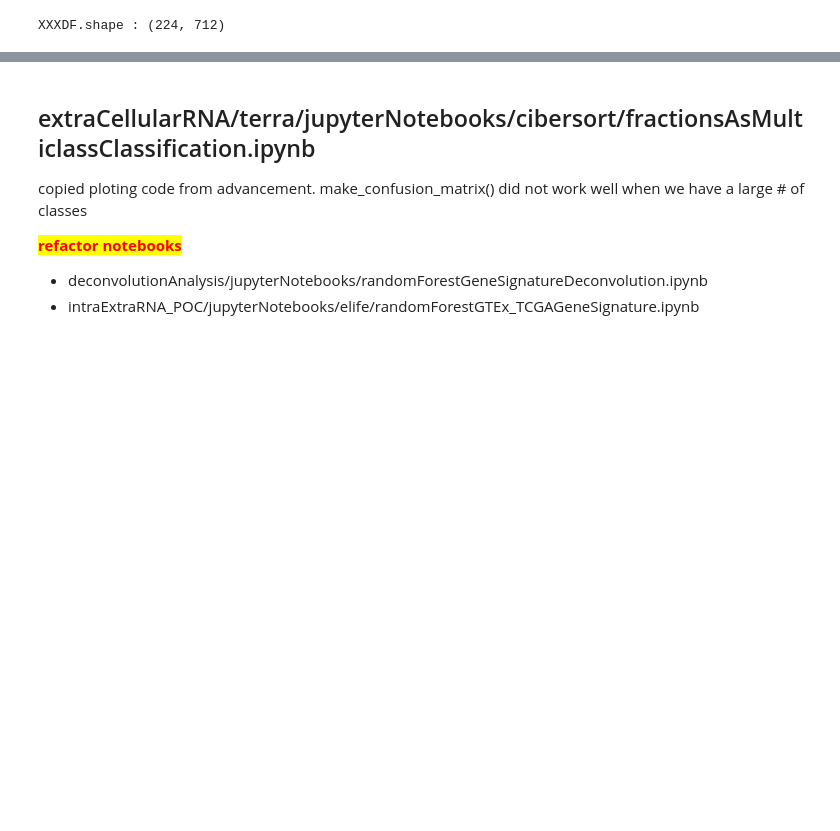
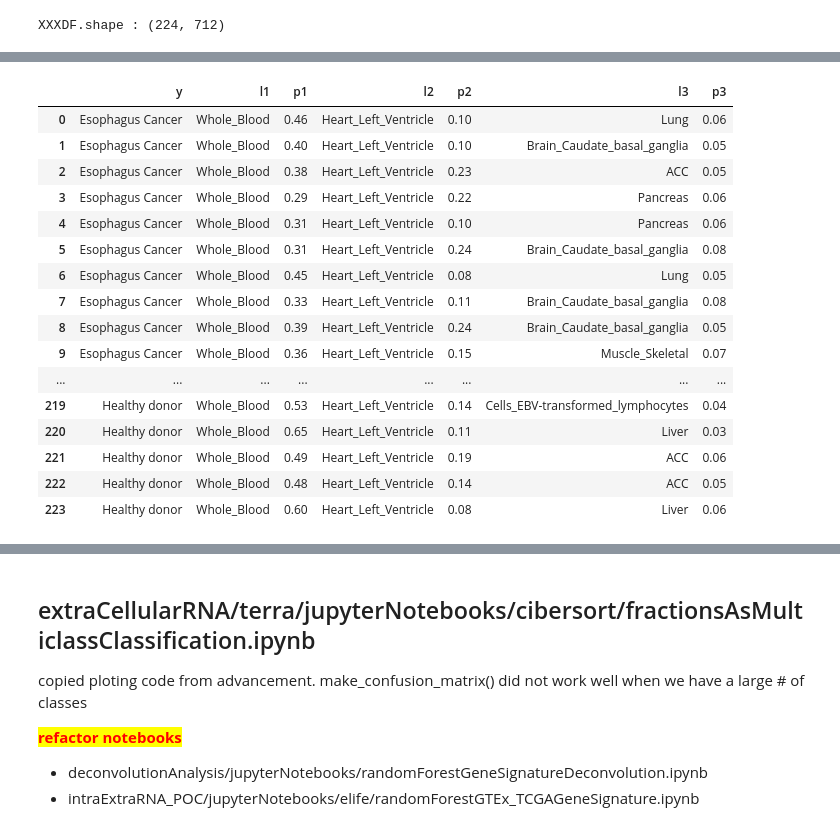
Before and after one commit to aedavids/extraCellularRNA, a Jupyter notebook: intraExtraRNA_POC/jupyterNotebooks/elife/randomForestGTEx_TCGAGeneSignature.ipynb, the cells around one changed output, grey strips where cells are left out. Cells and saved outputs as stored; diff of their text form; code cells hidden in the pictures; blank space fills up the shorter version.

```diff
--- a/intraExtraRNA_POC/jupyterNotebooks/elife/randomForestGTEx_TCGAGeneSignature.ipynb
+++ b/intraExtraRNA_POC/jupyterNotebooks/elife/randomForestGTEx_TCGAGeneSignature.ipynb
@@ -485,9 +486,11 @@ XXXDF.shape : (224, 712)
 # foo()
 # %%
 %%time
-predictions  = model.predict(XXXDF)
-print(f'\npredictions:\n{predictions[0:5]}')
+predictionsNP  = model.predict(XXXDF)
+print(f'predictionsNP.shape : {predictionsNP.shape}')
+print(f'\npredictions:\n{predictionsNP[0:5]}')
 
-yProbability = model.predict_proba(XXXDF)
-print(f'\nyProbability:\n{yProbability[0:5]}')
+yProbabilityNP = model.predict_proba(XXXDF)
+print(f'yProbabilityNP.shape : {yProbabilityNP.shape}')
+print(f'\nyProbability:\n{yProbabilityNP[0:5]}')
 # %% [output]
@@ -561,0 +570,65 @@ rename labelEncoder_Junk to labelEncoderElife
+# %%
+def getMostLikely(
+    labelEncoderElife : LabelEncoder,
+    labelEncoder : LabelEncoder,
+    yNP : np.array,
+    predictionsNP : np.array,
+    yProbabilityNP : np.array,
+    topN : int = 3,
+    ) -> pd.DataFrame :
+
+    # convert numeric numpy into user friend data frames
+    #labelStrNP = labelEncoder.inverse_transform(yNP)
+    elifeLabels = labelEncoderElife.inverse_transform(yNP)
+    #print(f'labelStrNP.shape : {labelStrNP.shape} labelStrNP[0:3] : {labelStrNP[0:3]}')
+
+    yProbabilityDF = pd.DataFrame(yProbabilityNP, columns=labelEncoder.classes_)
+    #print(f'yProbabilityDF.shape : {yProbabilityDF.shape}')
+    #display( yProbabilityDF.head() )
+
+    # Function to get the 3 largest values and their column names for a row
+    def getTopN(row):
+        # https://pandas.pydata.org/docs/reference/api/pandas.DataFrame.nlargest.html
+        # Return the first n rows ordered by columns in descending orde
+        return row.nlargest(topN)
+
+    # Apply the function to each row
+    byRow = 1
+    byCol = 0
+    topNRowsDF = yProbabilityDF.apply(getTopN, axis=byRow)
+    print(f'len(topNRowsDF) : {len(topNRowsDF)}')
+
+    # construct the list of columns for the returned DataFrame
+    retCols = ['y']
+    for i in range(topN):
+        retCols.append( f'l{i + 1}')
+        retCols.append( f'p{i + 1}')
+
+    # Extract the values and their corresponding column names
+    retDataList = []
+    for i, rowSeries in topNRowsDF.iterrows():
+        rowSeries = rowSeries.dropna().sort_values(ascending=False)
+        cols = list( rowSeries.index )
+        values = list( rowSeries.values )
+
+        # create a list of data we can create data frame from
+        data = [ elifeLabels[i] ]
+        for j in range(topN):
+            data.append( cols[j] )
+            data.append( values[j] )
+
+        retDataList.append( data )
+
+
+    retDF = pd.DataFrame( retDataList, columns=retCols)
+
+
+    return retDF
+
+
+print(f'elife classes : {labelEncoderElife.classes_}')
+
+likelihoodDF = getMostLikely( labelEncoderElife, labelEncoder, yNP, predictionsNP, yProbabilityNP, topN=3)
+print(f'likelihoodDF.shape : {likelihoodDF.shape}')
+display( likelihoodDF )
+# %% [output]
@@ -561,0 +639,17 @@ rename labelEncoder_Junk to labelEncoderElife
+|  | y | l1 | p1 | l2 | p2 | l3 | p3 |
+| 0 | Esophagus Cancer | Whole_Blood | 0.46 | Heart_Left_Ventricle | 0.10 | Lung | 0.06 |
+| 1 | Esophagus Cancer | Whole_Blood | 0.40 | Heart_Left_Ventricle | 0.10 | Brain_Caudate_basal_ganglia | 0.05 |
+| 2 | Esophagus Cancer | Whole_Blood | 0.38 | Heart_Left_Ventricle | 0.23 | ACC | 0.05 |
+| 3 | Esophagus Cancer | Whole_Blood | 0.29 | Heart_Left_Ventricle | 0.22 | Pancreas | 0.06 |
+| 4 | Esophagus Cancer | Whole_Blood | 0.31 | Heart_Left_Ventricle | 0.10 | Pancreas | 0.06 |
+| 5 | Esophagus Cancer | Whole_Blood | 0.31 | Heart_Left_Ventricle | 0.24 | Brain_Caudate_basal_ganglia | 0.08 |
+| 6 | Esophagus Cancer | Whole_Blood | 0.45 | Heart_Left_Ventricle | 0.08 | Lung | 0.05 |
+| 7 | Esophagus Cancer | Whole_Blood | 0.33 | Heart_Left_Ventricle | 0.11 | Brain_Caudate_basal_ganglia | 0.08 |
+| 8 | Esophagus Cancer | Whole_Blood | 0.39 | Heart_Left_Ventricle | 0.24 | Brain_Caudate_basal_ganglia | 0.05 |
+| 9 | Esophagus Cancer | Whole_Blood | 0.36 | Heart_Left_Ventricle | 0.15 | Muscle_Skeletal | 0.07 |
+| ... | ... | ... | ... | ... | ... | ... | ... |
+| 219 | Healthy donor | Whole_Blood | 0.53 | Heart_Left_Ventricle | 0.14 | Cells_EBV-transformed_lymphocytes | 0.04 |
+| 220 | Healthy donor | Whole_Blood | 0.65 | Heart_Left_Ventricle | 0.11 | Liver | 0.03 |
+| 221 | Healthy donor | Whole_Blood | 0.49 | Heart_Left_Ventricle | 0.19 | ACC | 0.06 |
+| 222 | Healthy donor | Whole_Blood | 0.48 | Heart_Left_Ventricle | 0.14 | ACC | 0.05 |
+| 223 | Healthy donor | Whole_Blood | 0.60 | Heart_Left_Ventricle | 0.08 | Liver | 0.06 |
```
Also changed, not shown: parts of 12 cells of this notebook.
